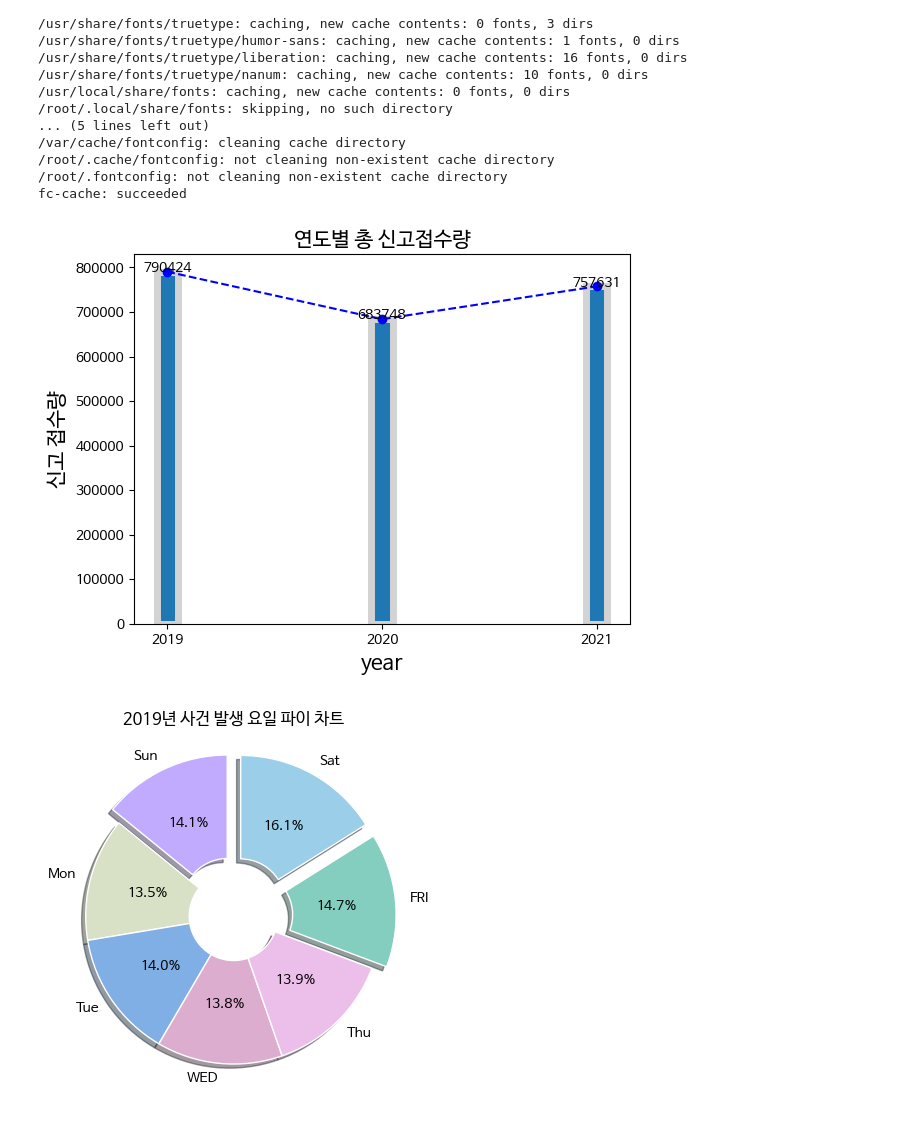
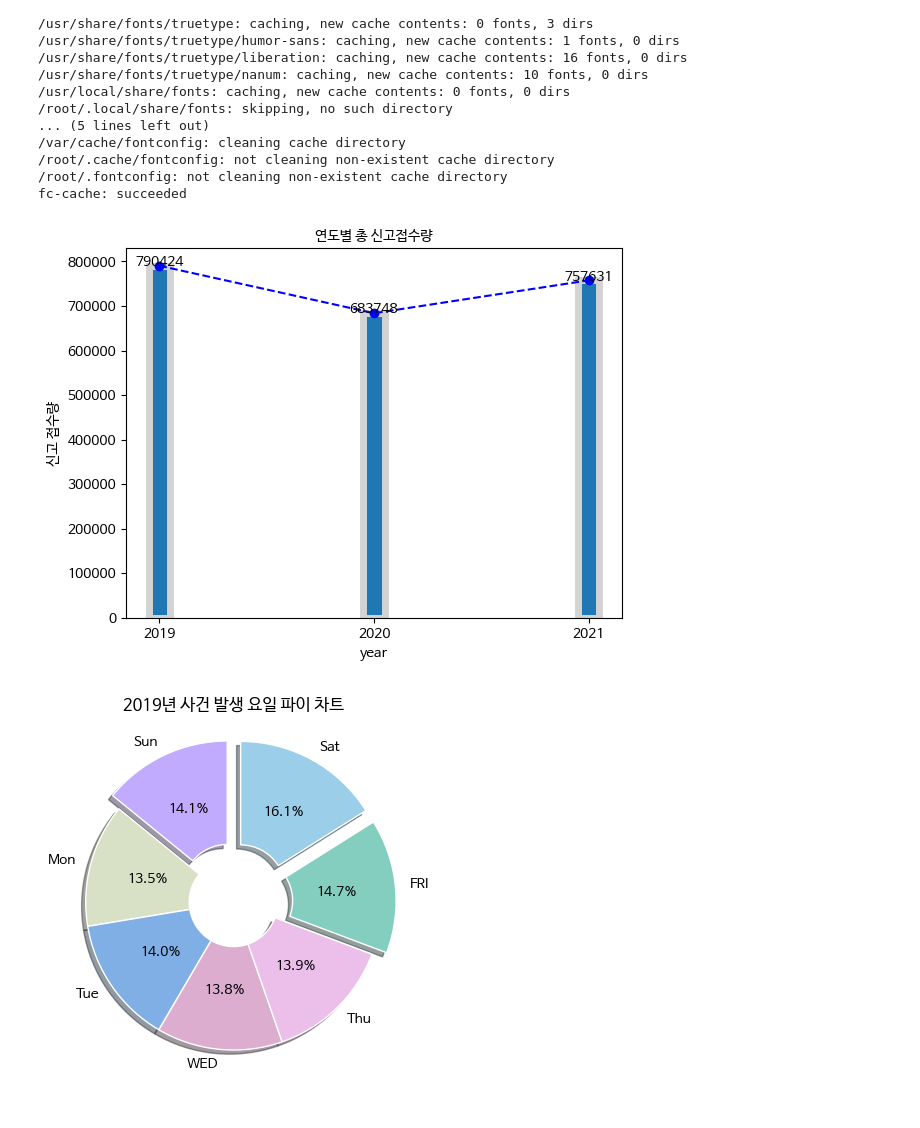
Before and after one commit to geun-hyoung/python-exploratory-data-analysis-police-data, a Jupyter notebook: Data_Clenaing&EDA.ipynb, the cells around one changed output. Saved outputs shown, nothing was run; the diff lists cells and outputs as text; code cells hidden in the pictures.

```diff
--- a/Data_Clenaing&EDA.ipynb
+++ b/Data_Clenaing&EDA.ipynb
@@ -222,3 +214,3 @@ x_df.describe(include='O')
 # %%
-x_df['Year'] = x_df['ACPT_YM'].dt.year
-x_df['Month'] = x_df['ACPT_YM'].dt.month
+df['Year'] = df['ACPT_YM'].dt.year
+df['Month'] = df['ACPT_YM'].dt.month
@@ -235,13 +217,13 @@ x_df.head()
 # %%
-df_19 = x_df[x_df['Year'] == 2019]
-df_20 = x_df[x_df['Year'] == 2020]
-df_21 = x_df[x_df['Year'] == 2021]
+df_19 = df[df['Year'] == 2019]
+df_20 = df[df['Year'] == 2020]
+df_21 = df[df['Year'] == 2021]
 # %%
-df = [df_19, df_20, df_21]
+div_year = [df_19, df_20, df_21]
 # %%
 # 연도, 달, 주
-year = x_df.Year.unique()
-month = x_df.Month.unique()
+year = df.Year.unique()
+month = df.Month.unique()
 
 week = ['OCRN_DOTW_SNDD', 'OCRN_DOTW_MON', 'OCRN_DOTW_TUE', 'OCRN_DOTW_WED',
         'OCRN_DOTW_THU', 'OCRN_DOTW_FRI', 'OCRN_DOTW_SAT']
@@ -280,19 +257,22 @@ fonts-nanum is already the newest version (20180306-3).
 /root/.fontconfig: not cleaning non-existent cache directory
 fc-cache: succeeded
 # %%
+year_report = [arr['RPRT_CASCNT_WHOL'].sum() for arr in div_year]
+
 plt.rc('font', family='NanumBarunGothic')
-plt.bar(year, y, align='center', edgecolor='lightgray', width = 0.1,
-        linewidth=5, tick_label=year)
-import matplotlib.pyplot as plt
+plt.bar(year, [arr['RPRT_CASCNT_WHOL'].sum() for arr in div_year],
+        align='center', edgecolor='lightgray', width = 0.1, linewidth=5, tick_label=year)
+
 for i, v in enumerate(year):
-  plt.text(v, y[i], y[i], horizontalalignment = 'center')
-plt.rc('font', family='NanumBarunGothic')
-plt.title('연도별 총 신고접수량', fontsize = 15)
-plt.xlabel('year', fontsize = 15)
-plt.ylabel('신고 접수량', fontsize = 15)
-plt.plot(year, y, color='b',
-         linestyle='--', marker='o') ## 선 그래프 출력
+  plt.text(v, year_report[i], year_report[i], horizontalalignment = 'center')
+
+plt.title('연도별 총 신고접수량', fontsize = 10)
+plt.xlabel('year', fontsize = 10)
+plt.ylabel('신고 접수량', fontsize = 10)
+
+plt.plot(year, year_report, color='b',linestyle='--', marker='o') ## 선 그래프 출력
+
 plt.show()
 # %% [output]
-[figure, old version]
+[figure, new version]
 # %%
```
Also changed, not shown: parts of 12 cells of this notebook.
